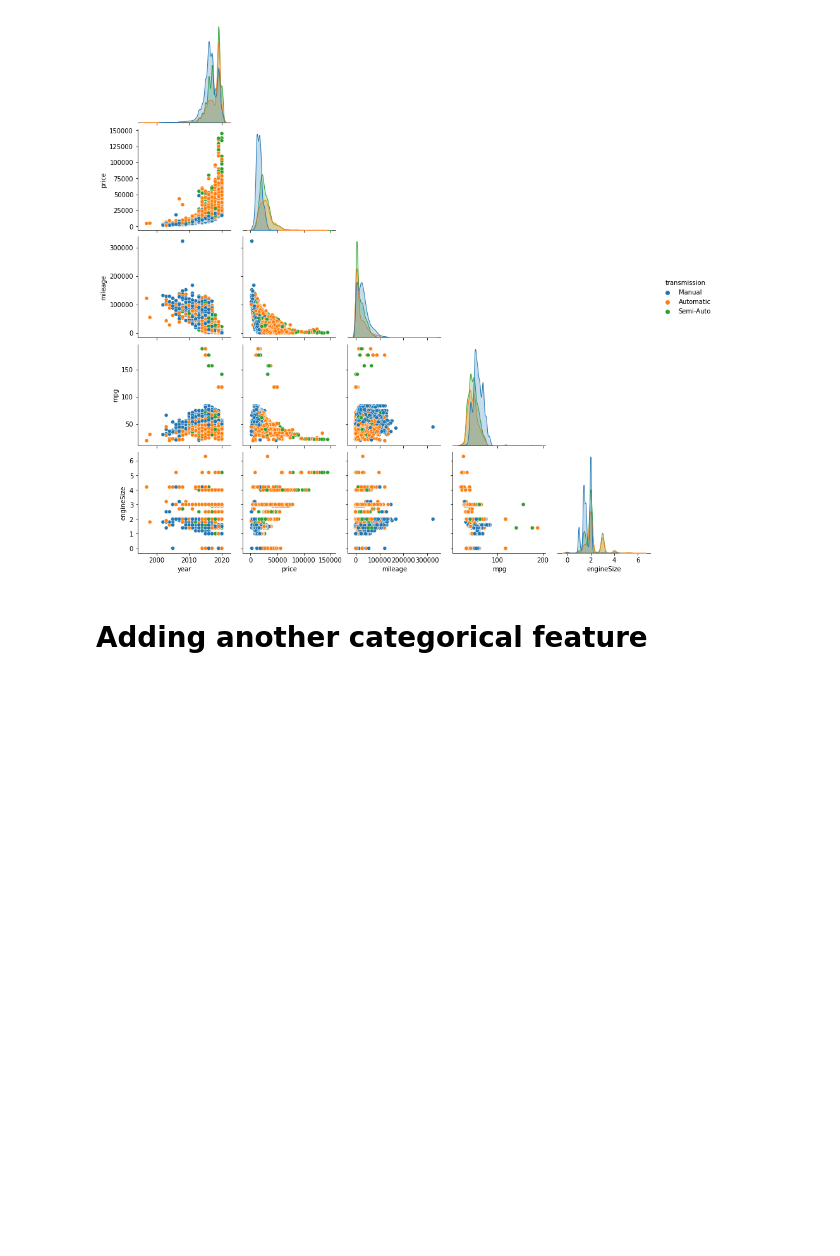
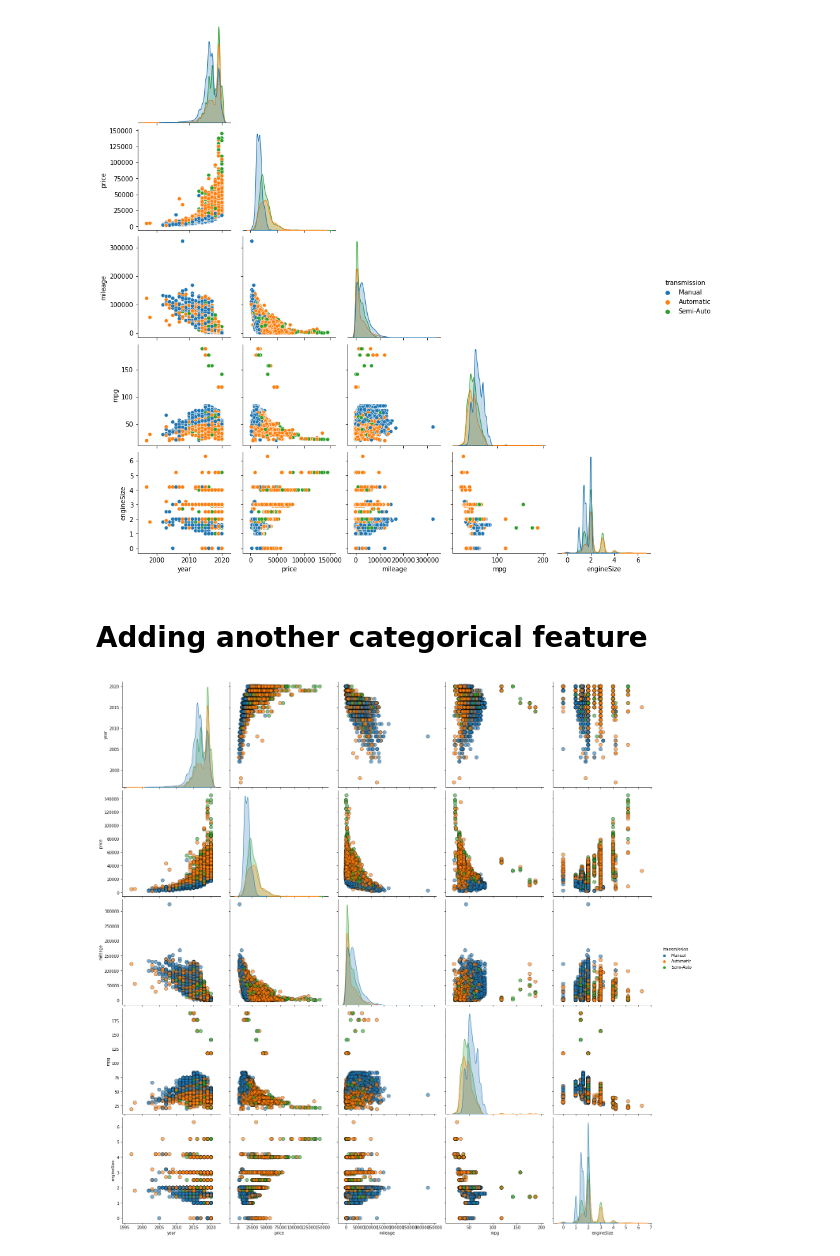
Before and after one commit to JewelEdu/audi_used_car_analysis, a Jupyter notebook: audi_used_car_EDA.ipynb, the cells around one changed output. Cells and saved outputs as stored; diff of their text form; code cells hidden in the pictures; blank space fills up the shorter version.

```diff
--- a/audi_used_car_EDA.ipynb
+++ b/audi_used_car_EDA.ipynb
@@ -7,9 +7,9 @@ import numpy as np
 import pandas as pd
 #from google.colab import files
 #uploaded = files.upload()
-#url = 'https://raw.githubusercontent.com/SKawsar/Data_Visualization_with_Python_s2/main/audi.csv'
-df = pd.read_csv("audi.csv")
-#df = pd.read_csv(url)
+url = 'https://raw.githubusercontent.com/JewelEdu/audi_used_car_analysis/main/audi.csv'
+#df = pd.read_csv("audi.csv")
+df = pd.read_csv(url)
 import matplotlib.pyplot as plt
 import seaborn as sns
 #df = pd.read_csv("audi.csv")
@@ -168,6 +170,8 @@ plt.show()
 # %% [markdown]
 # **Adding** **another** **categorical** **feature**
 # %%
-#sns.pairplot(df, hue = 'transmission', diag_kind = 'kde',
-#plot_kws = {'alpha': 0.6, 's': 80, 'edgecolor': 'k'},size = 4)
-#plt.show()
+sns.pairplot(df, hue = 'transmission', diag_kind = 'kde',
+plot_kws = {'alpha': 0.6, 's': 80, 'edgecolor': 'k'},size = 4)
+plt.show()
+# %% [output]
+[figure, added]
```
Also changed, not shown: parts of 1 cell of this notebook.
